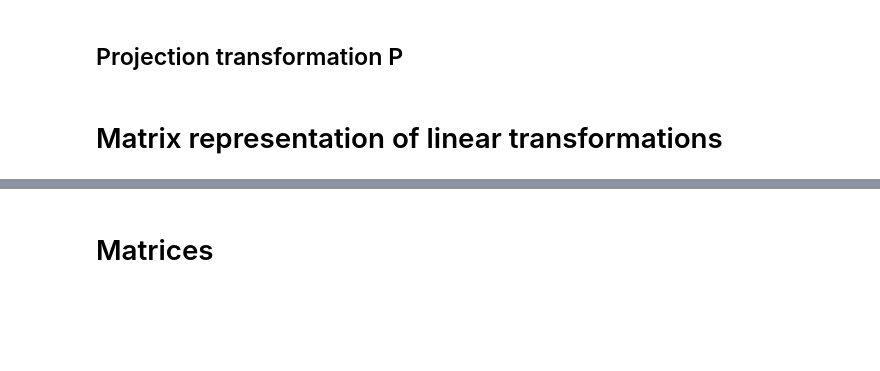
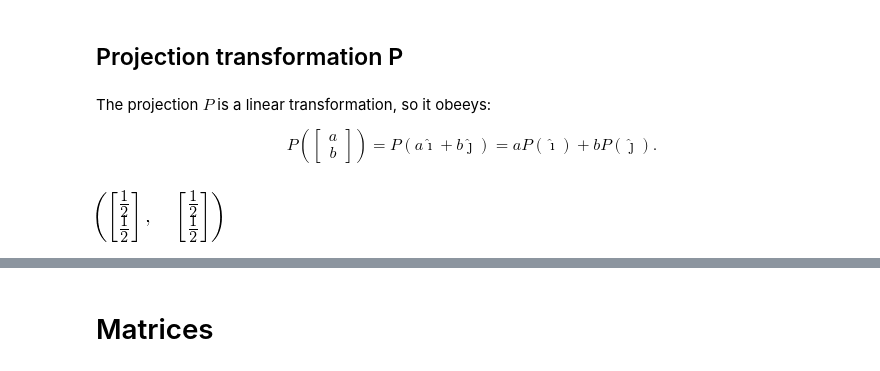
Before and after one commit to minireference/noBSLAnotebooks, a Jupyter notebook: Linear_algebra_overview.ipynb, the cells around one changed output, grey strips where cells are left out. Drawn from its saved outputs; the diff is of its cells as text; code cells hidden in the pictures; blank space fills up the shorter version.

```diff
--- a/Linear_algebra_overview.ipynb
+++ b/Linear_algebra_overview.ipynb
@@ -243,4 +243,20 @@ $$
 # %% [markdown]
 ## Projection transformation P
-# %% [markdown]
-# Matrix representation of linear transformations
+# %% [markdown]
+The projection $P$ is a linear transformation, so it obeeys:
+
+$$
+ P\left( \begin{bmatrix}a \\ b \end{bmatrix} \right)
+ = P(a\hat{\imath} + b\hat{\jmath})
+ = aP(\hat{\imath}) + bP(\hat{\jmath}).
+$$
+# %%
+ihat = Vector([1,0])
+jhat = Vector([0,1])
+
+Pihat = P(ihat)
+Pjhat = P(jhat)
+
+Pihat, Pjhat
+# %% [output]
+[figure, added]
```
Also changed, not shown: parts of 85 cells of this notebook, 1 other file.
